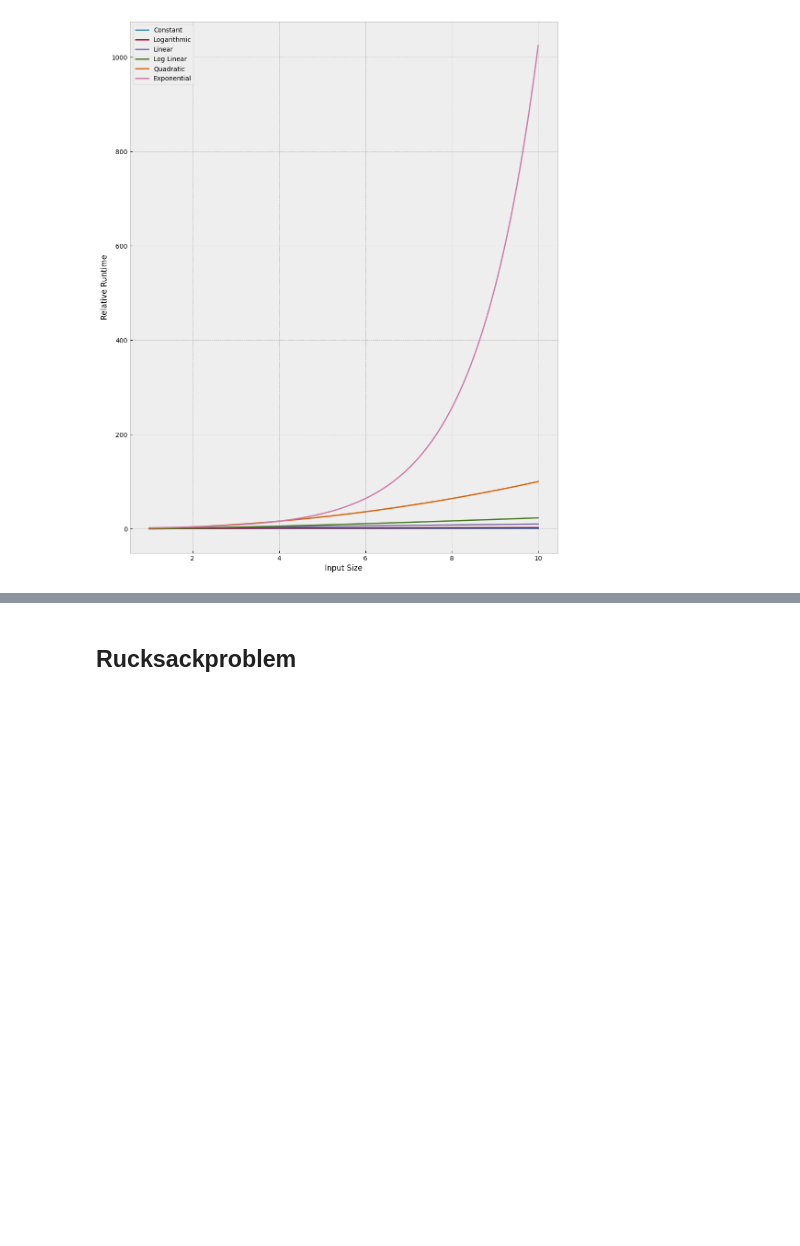
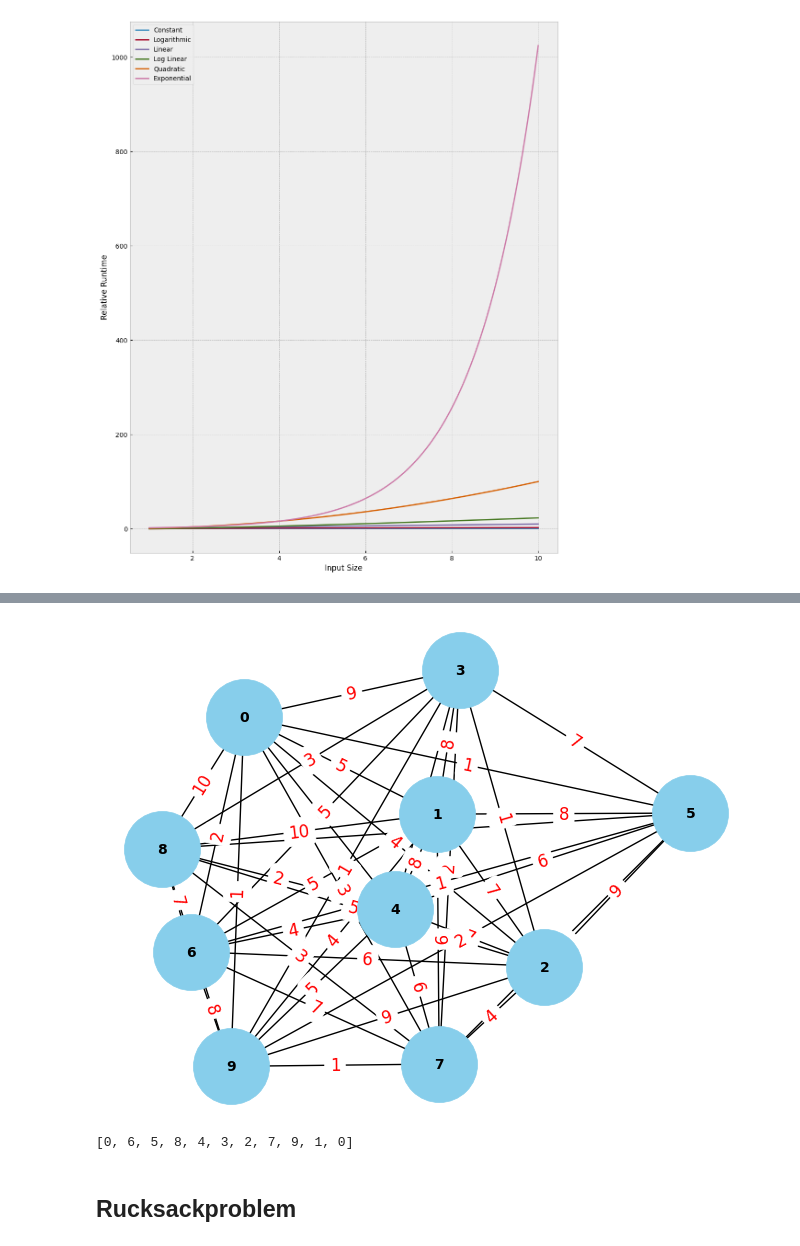
Before and after one commit to Lalaluka/orVortrag, a Jupyter notebook: notebook.ipynb, the cells around one changed output, grey strips where cells are left out. Saved outputs shown, nothing was run; the diff lists cells and outputs as text; code cells hidden in the pictures; blank space fills up the shorter version.

```diff
--- a/notebook.ipynb
+++ b/notebook.ipynb
@@ -30,3 +113,20 @@ plt.savefig('big-o-notation.png')
+# %%
+# Create a graph with more nodes with an obvious tsp solution
+G = nx.Graph()
+
+G = nx.complete_graph(10)
+
+# Assign random edge weights (integer values) to the edges
+for u, v in G.edges():
+    weight = random.randint(1, 10)  # You can adjust the weight range as needed
+    G[u][v]['weight'] = weight
+
+
+print_graph(G)
+solveTSPexact(G)
+# %% [output]
+[figure, added]
+[0, 6, 5, 8, 4, 3, 2, 7, 9, 1, 0]
 # %% [markdown]
 ## Rucksackproblem
 # %%
```
Also changed, not shown: parts of 8 cells of this notebook.
